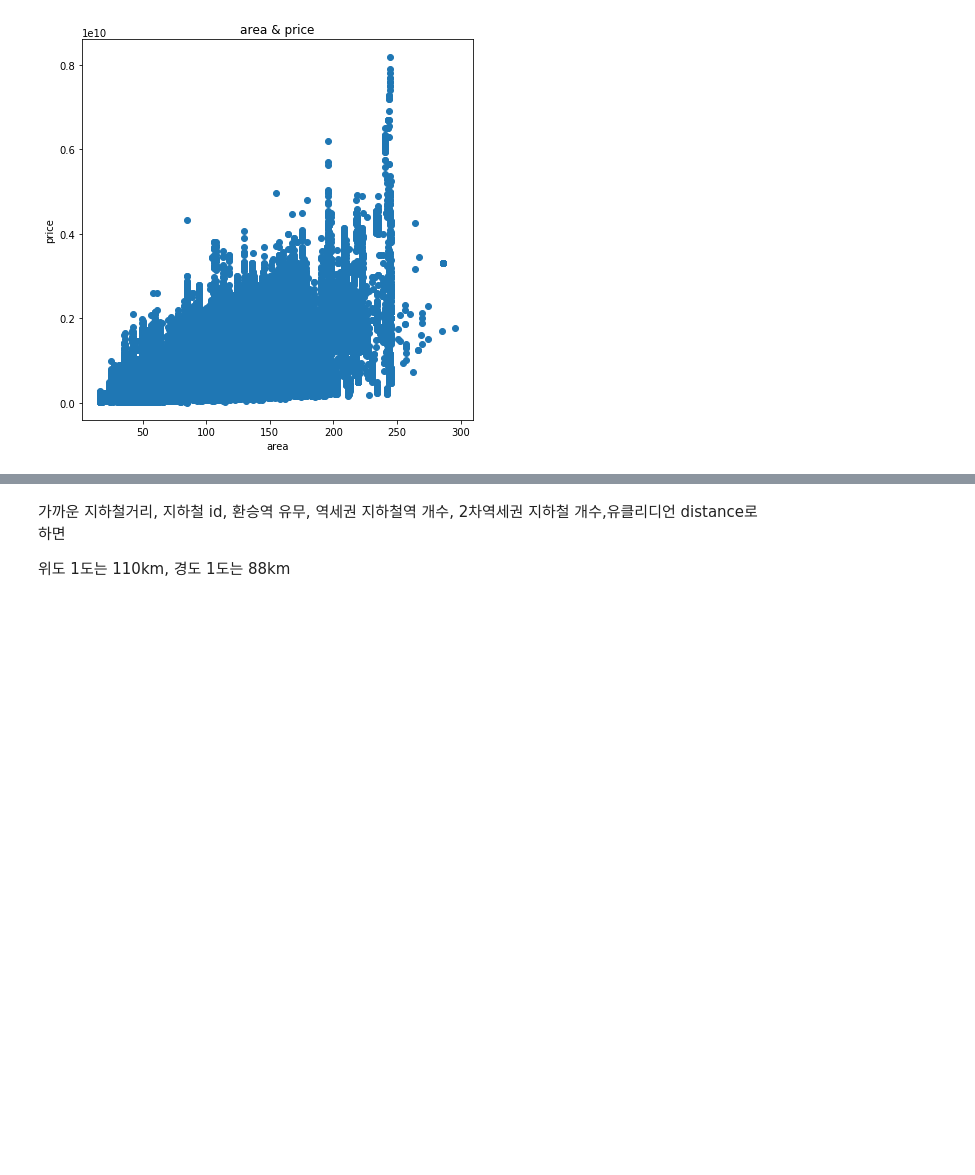
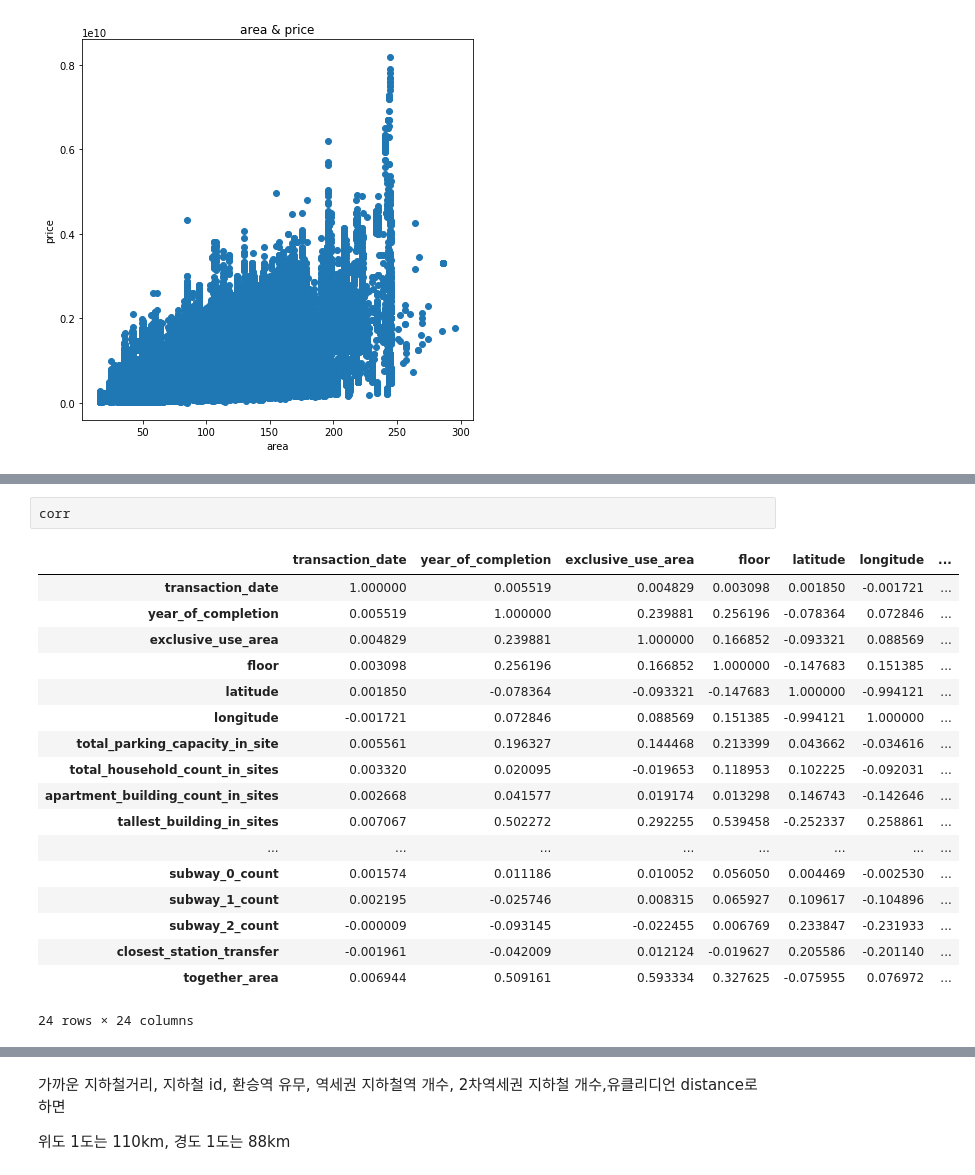
Before and after one commit to tlstmdwn/house_transaction_price, a Jupyter notebook: 직방.ipynb, the cells around one changed output, grey strips where cells are left out. Saved outputs shown, nothing was run; the diff lists cells and outputs as text; blank space fills up the shorter version.

```diff
--- a/직방.ipynb
+++ b/직방.ipynb
@@ -938,0 +948,21 @@ RangeIndex(start=0, stop=405, step=1)
+# %%
+corr
+# %% [output]
+|  | transaction_date | year_of_completion | exclusive_use_area | floor | latitude | longitude | ... |
+| transaction_date | 1.000000 | 0.005519 | 0.004829 | 0.003098 | 0.001850 | -0.001721 | ... |
+| year_of_completion | 0.005519 | 1.000000 | 0.239881 | 0.256196 | -0.078364 | 0.072846 | ... |
+| exclusive_use_area | 0.004829 | 0.239881 | 1.000000 | 0.166852 | -0.093321 | 0.088569 | ... |
+| floor | 0.003098 | 0.256196 | 0.166852 | 1.000000 | -0.147683 | 0.151385 | ... |
+| latitude | 0.001850 | -0.078364 | -0.093321 | -0.147683 | 1.000000 | -0.994121 | ... |
+| longitude | -0.001721 | 0.072846 | 0.088569 | 0.151385 | -0.994121 | 1.000000 | ... |
+| total_parking_capacity_in_site | 0.005561 | 0.196327 | 0.144468 | 0.213399 | 0.043662 | -0.034616 | ... |
+| total_household_count_in_sites | 0.003320 | 0.020095 | -0.019653 | 0.118953 | 0.102225 | -0.092031 | ... |
+| apartment_building_count_in_sites | 0.002668 | 0.041577 | 0.019174 | 0.013298 | 0.146743 | -0.142646 | ... |
+| tallest_building_in_sites | 0.007067 | 0.502272 | 0.292255 | 0.539458 | -0.252337 | 0.258861 | ... |
+| ... | ... | ... | ... | ... | ... | ... | ... |
+| subway_0_count | 0.001574 | 0.011186 | 0.010052 | 0.056050 | 0.004469 | -0.002530 | ... |
+| subway_1_count | 0.002195 | -0.025746 | 0.008315 | 0.065927 | 0.109617 | -0.104896 | ... |
+| subway_2_count | -0.000009 | -0.093145 | -0.022455 | 0.006769 | 0.233847 | -0.231933 | ... |
+| closest_station_transfer | -0.001961 | -0.042009 | 0.012124 | -0.019627 | 0.205586 | -0.201140 | ... |
+| together_area | 0.006944 | 0.509161 | 0.593334 | 0.327625 | -0.075955 | 0.076972 | ... |
+24 rows × 24 columns
```
Also changed, not shown: parts of 107 cells of this notebook.
